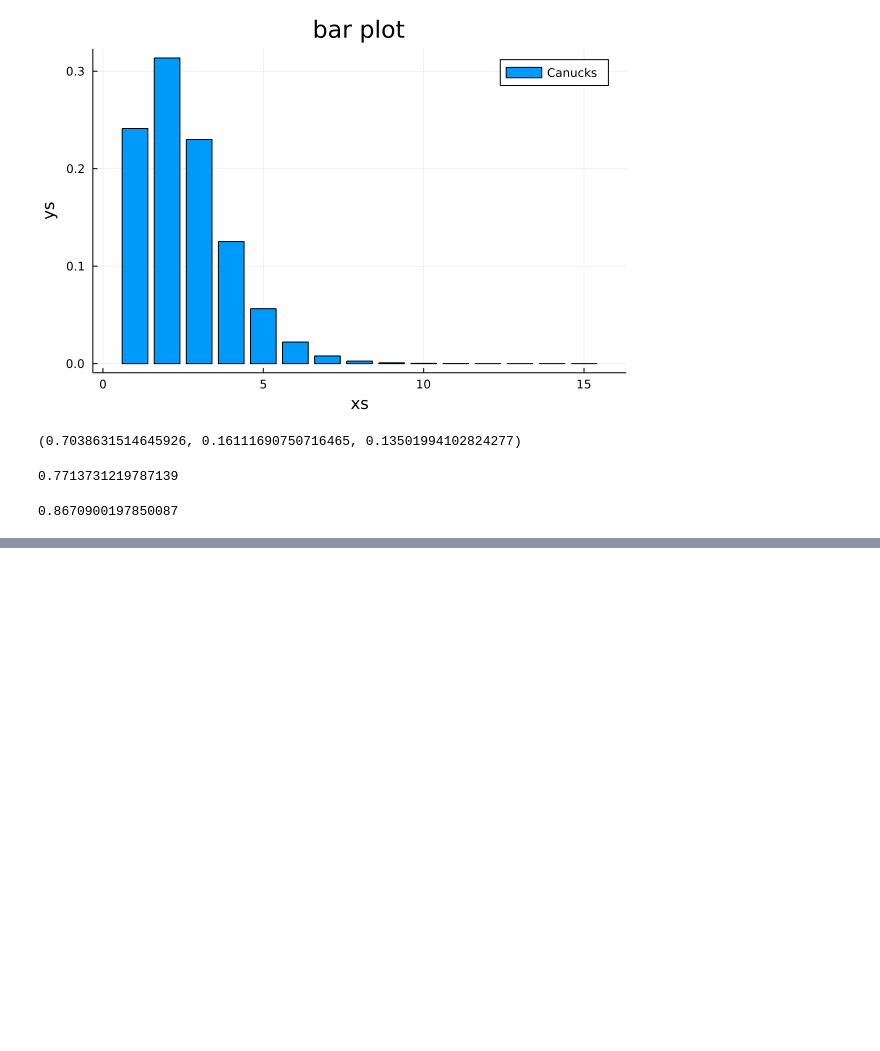
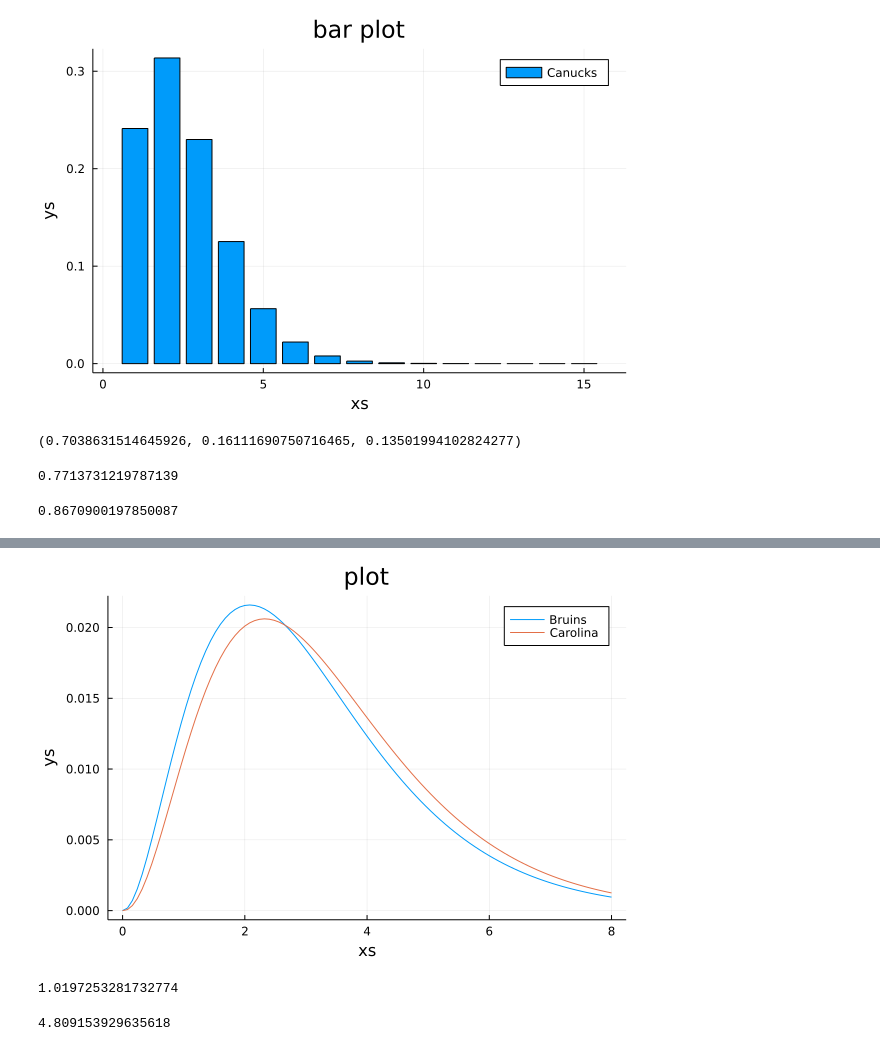
Before and after one commit to bwanab/ThinkBayes.jl, a Jupyter notebook: notebooks/think_bayes_in_julia_chapter_8.ipynb, the cells around one changed output, grey strips where cells are left out. Saved outputs shown, nothing was run; the diff lists cells and outputs as text; code cells hidden in the pictures; blank space fills up the shorter version.

```diff
--- a/notebooks/think_bayes_in_julia_chapter_8.ipynb
+++ b/notebooks/think_bayes_in_julia_chapter_8.ipynb
@@ -285,0 +335,23 @@ sum(binom_pmf([2, 3], 3, p))
+# %%
+bruins_prior = make_gamma_pmf(mean(bs_pmf), maximum(bs_pmf));
+car_prior = make_gamma_pmf(car_gpg, 8)
+plot(bruins_prior, label="Bruins")
+plot!(car_prior, label="Carolina")
+# %% [output]
+[figure, added]
+# %%
+bruins = copy(bruins_prior)
+for d in b_ga_c
+    bruins = update_poisson(bruins, d)
+end
+mean(bruins)
+# %% [output]
+1.0197253281732774
+# %%
+car = copy(car_prior)
+for d in c_ga_b
+    car = update_poisson(car, d)
+end
+mean(car)
+# %% [output]
+4.809153929635618
```
Also changed, not shown: parts of 17 cells of this notebook, 1 other file.
